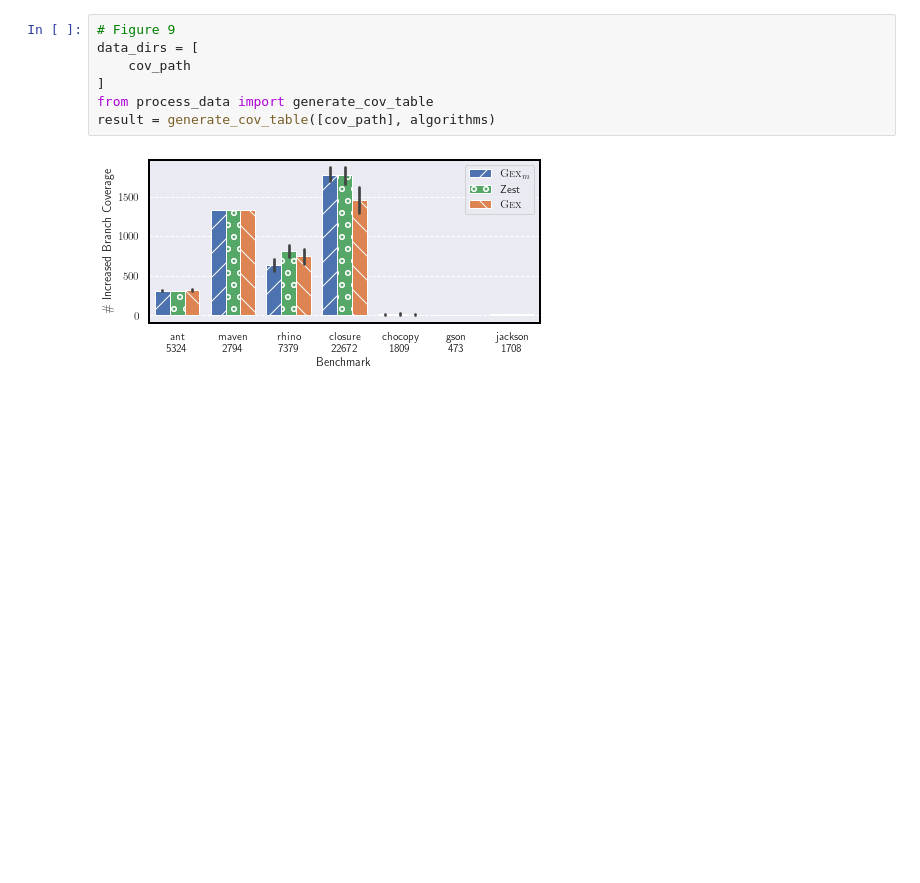
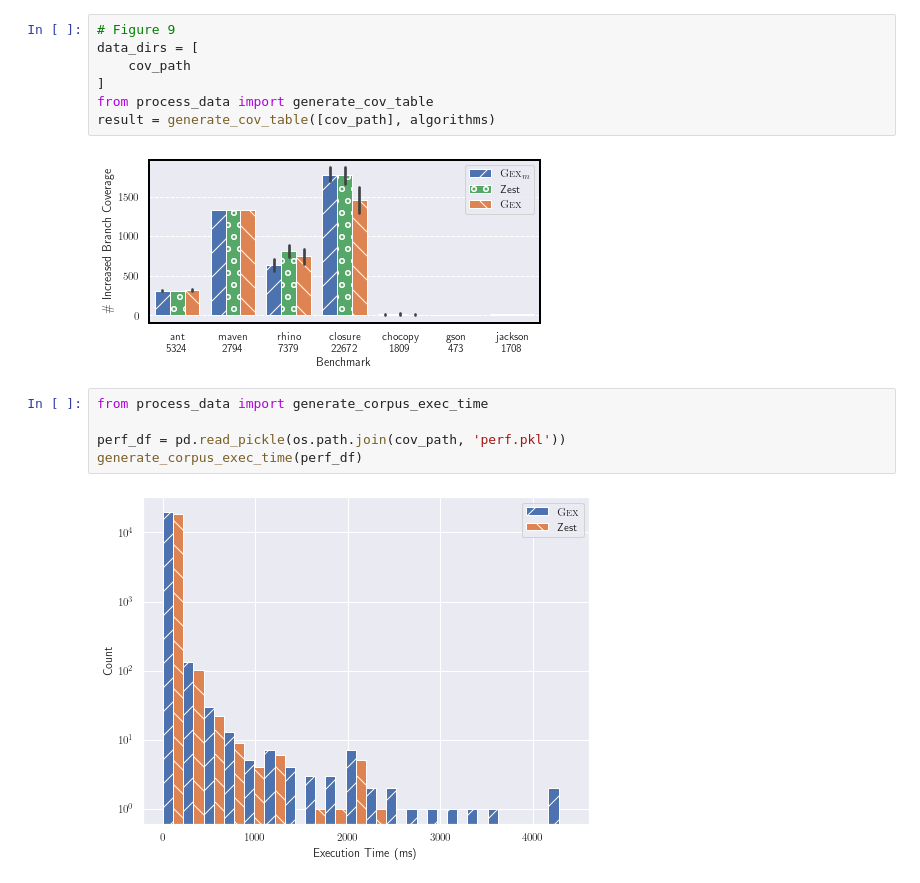
Before and after one commit to aoli-al/JQF-ei, a Jupyter notebook: scripts/experiments/ei/paper_figs_viewer.ipynb, the cells around one changed output. Saved outputs shown, nothing was run; the diff lists cells and outputs as text; blank space fills up the shorter version.

```diff
--- a/scripts/experiments/ei/paper_figs_viewer.ipynb
+++ b/scripts/experiments/ei/paper_figs_viewer.ipynb
@@ -122,3 +122,10 @@ from process_data import generate_cov_table
 result = generate_cov_table([cov_path], algorithms)
 # %% [output]
 [figure]
+# %%
+from process_data import generate_corpus_exec_time
+
+perf_df = pd.read_pickle(os.path.join(cov_path, 'perf.pkl'))
+generate_corpus_exec_time(perf_df)
+# %% [output]
+[figure, added]
```
Also changed, not shown: parts of 2 cells of this notebook, 2 other files.
